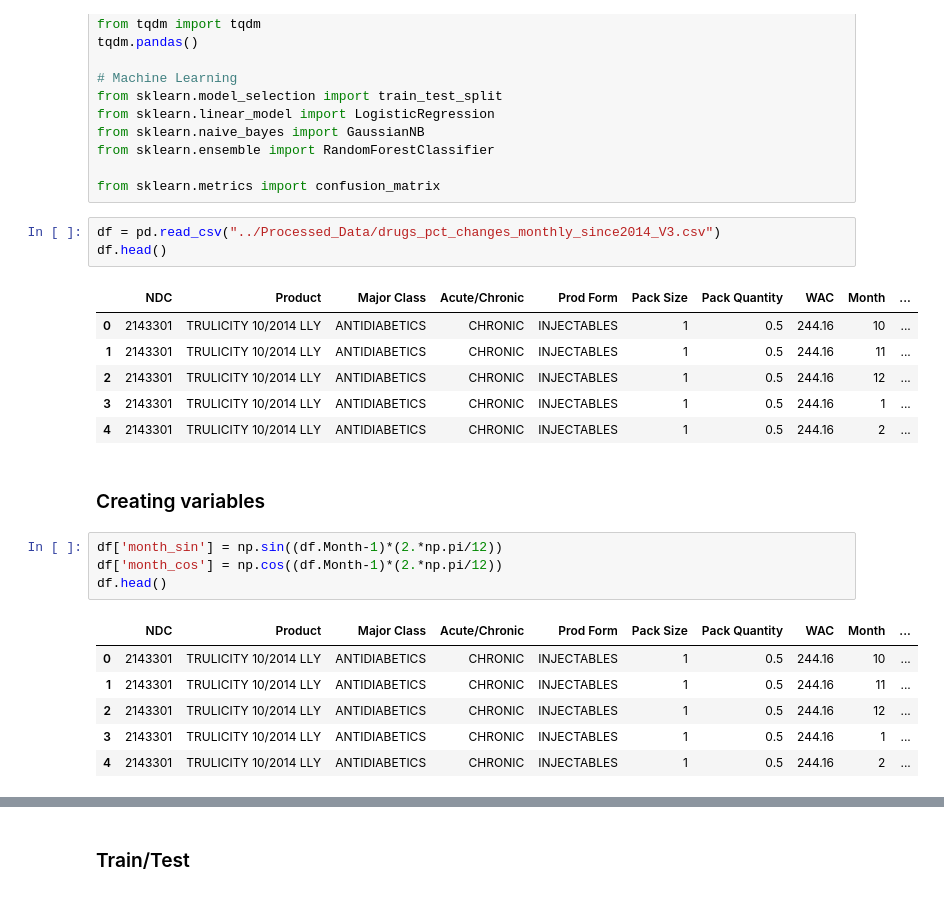
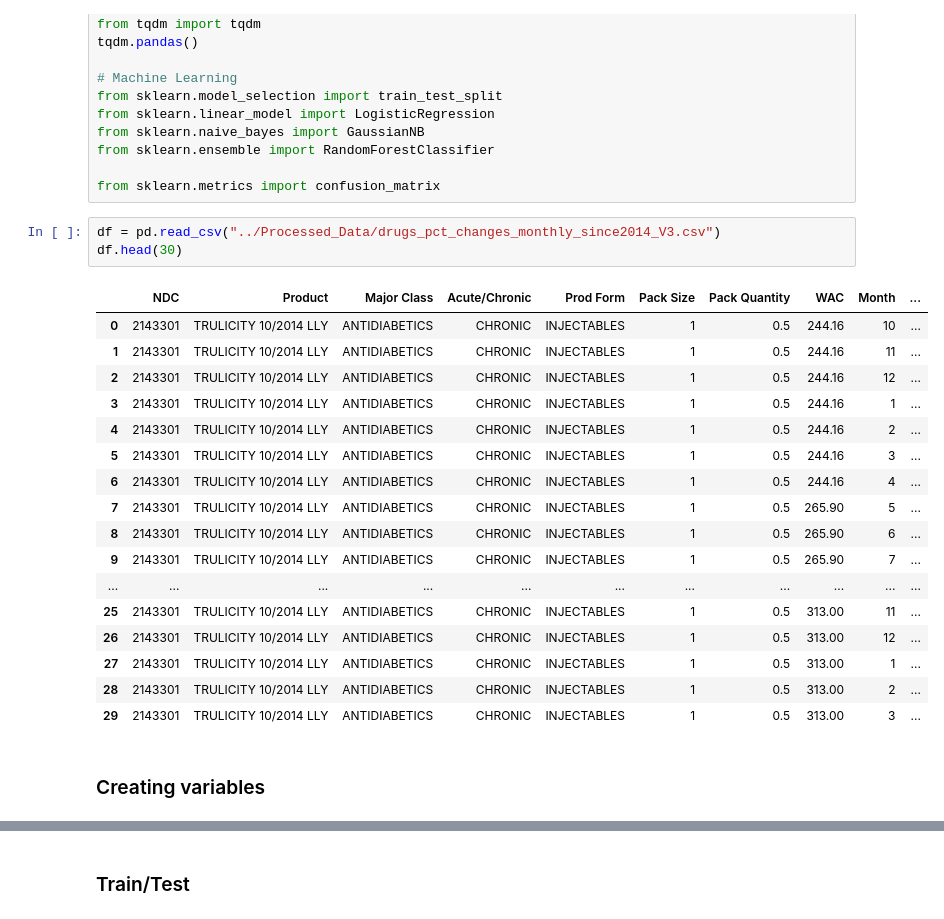
Before and after one commit to pauldoan/CBS_Nephron, a Jupyter notebook: Research/Classifier.ipynb, the cells around one changed output, grey strips where cells are left out. Drawn from its saved outputs; the diff is of its cells as text.

```diff
--- a/Research/Classifier.ipynb
+++ b/Research/Classifier.ipynb
@@ -26,24 +26,24 @@ from sklearn.ensemble import RandomForestClassifier
 from sklearn.metrics import confusion_matrix
 # %%
 df = pd.read_csv("../Processed_Data/drugs_pct_changes_monthly_since2014_V3.csv")
-df.head()
+df.head(30)
 # %% [output]
 |  | NDC | Product | Major Class | Acute/Chronic | Prod Form | Pack Size | Pack Quantity | WAC | Month | ... |
 | 0 | 2143301 | TRULICITY 10/2014 LLY | ANTIDIABETICS | CHRONIC | INJECTABLES | 1 | 0.5 | 244.16 | 10 | ... |
 | 1 | 2143301 | TRULICITY 10/2014 LLY | ANTIDIABETICS | CHRONIC | INJECTABLES | 1 | 0.5 | 244.16 | 11 | ... |
 | 2 | 2143301 | TRULICITY 10/2014 LLY | ANTIDIABETICS | CHRONIC | INJECTABLES | 1 | 0.5 | 244.16 | 12 | ... |
 | 3 | 2143301 | TRULICITY 10/2014 LLY | ANTIDIABETICS | CHRONIC | INJECTABLES | 1 | 0.5 | 244.16 | 1 | ... |
 | 4 | 2143301 | TRULICITY 10/2014 LLY | ANTIDIABETICS | CHRONIC | INJECTABLES | 1 | 0.5 | 244.16 | 2 | ... |
+| 5 | 2143301 | TRULICITY 10/2014 LLY | ANTIDIABETICS | CHRONIC | INJECTABLES | 1 | 0.5 | 244.16 | 3 | ... |
+| 6 | 2143301 | TRULICITY 10/2014 LLY | ANTIDIABETICS | CHRONIC | INJECTABLES | 1 | 0.5 | 244.16 | 4 | ... |
+| 7 | 2143301 | TRULICITY 10/2014 LLY | ANTIDIABETICS | CHRONIC | INJECTABLES | 1 | 0.5 | 265.90 | 5 | ... |
+| 8 | 2143301 | TRULICITY 10/2014 LLY | ANTIDIABETICS | CHRONIC | INJECTABLES | 1 | 0.5 | 265.90 | 6 | ... |
+| 9 | 2143301 | TRULICITY 10/2014 LLY | ANTIDIABETICS | CHRONIC | INJECTABLES | 1 | 0.5 | 265.90 | 7 | ... |
+| ... | ... | ... | ... | ... | ... | ... | ... | ... | ... | ... |
+| 25 | 2143301 | TRULICITY 10/2014 LLY | ANTIDIABETICS | CHRONIC | INJECTABLES | 1 | 0.5 | 313.00 | 11 | ... |
+| 26 | 2143301 | TRULICITY 10/2014 LLY | ANTIDIABETICS | CHRONIC | INJECTABLES | 1 | 0.5 | 313.00 | 12 | ... |
+| 27 | 2143301 | TRULICITY 10/2014 LLY | ANTIDIABETICS | CHRONIC | INJECTABLES | 1 | 0.5 | 313.00 | 1 | ... |
+| 28 | 2143301 | TRULICITY 10/2014 LLY | ANTIDIABETICS | CHRONIC | INJECTABLES | 1 | 0.5 | 313.00 | 2 | ... |
+| 29 | 2143301 | TRULICITY 10/2014 LLY | ANTIDIABETICS | CHRONIC | INJECTABLES | 1 | 0.5 | 313.00 | 3 | ... |
 # %% [markdown]
 ### Creating variables
-# %%
-df['month_sin'] = np.sin((df.Month-1)*(2.*np.pi/12))
-df['month_cos'] = np.cos((df.Month-1)*(2.*np.pi/12))
-df.head()
-# %% [output]
-|  | NDC | Product | Major Class | Acute/Chronic | Prod Form | Pack Size | Pack Quantity | WAC | Month | ... |
-| 0 | 2143301 | TRULICITY 10/2014 LLY | ANTIDIABETICS | CHRONIC | INJECTABLES | 1 | 0.5 | 244.16 | 10 | ... |
-| 1 | 2143301 | TRULICITY 10/2014 LLY | ANTIDIABETICS | CHRONIC | INJECTABLES | 1 | 0.5 | 244.16 | 11 | ... |
-| 2 | 2143301 | TRULICITY 10/2014 LLY | ANTIDIABETICS | CHRONIC | INJECTABLES | 1 | 0.5 | 244.16 | 12 | ... |
-| 3 | 2143301 | TRULICITY 10/2014 LLY | ANTIDIABETICS | CHRONIC | INJECTABLES | 1 | 0.5 | 244.16 | 1 | ... |
-| 4 | 2143301 | TRULICITY 10/2014 LLY | ANTIDIABETICS | CHRONIC | INJECTABLES | 1 | 0.5 | 244.16 | 2 | ... |
```
Also changed, not shown: parts of 9 cells of this notebook.
